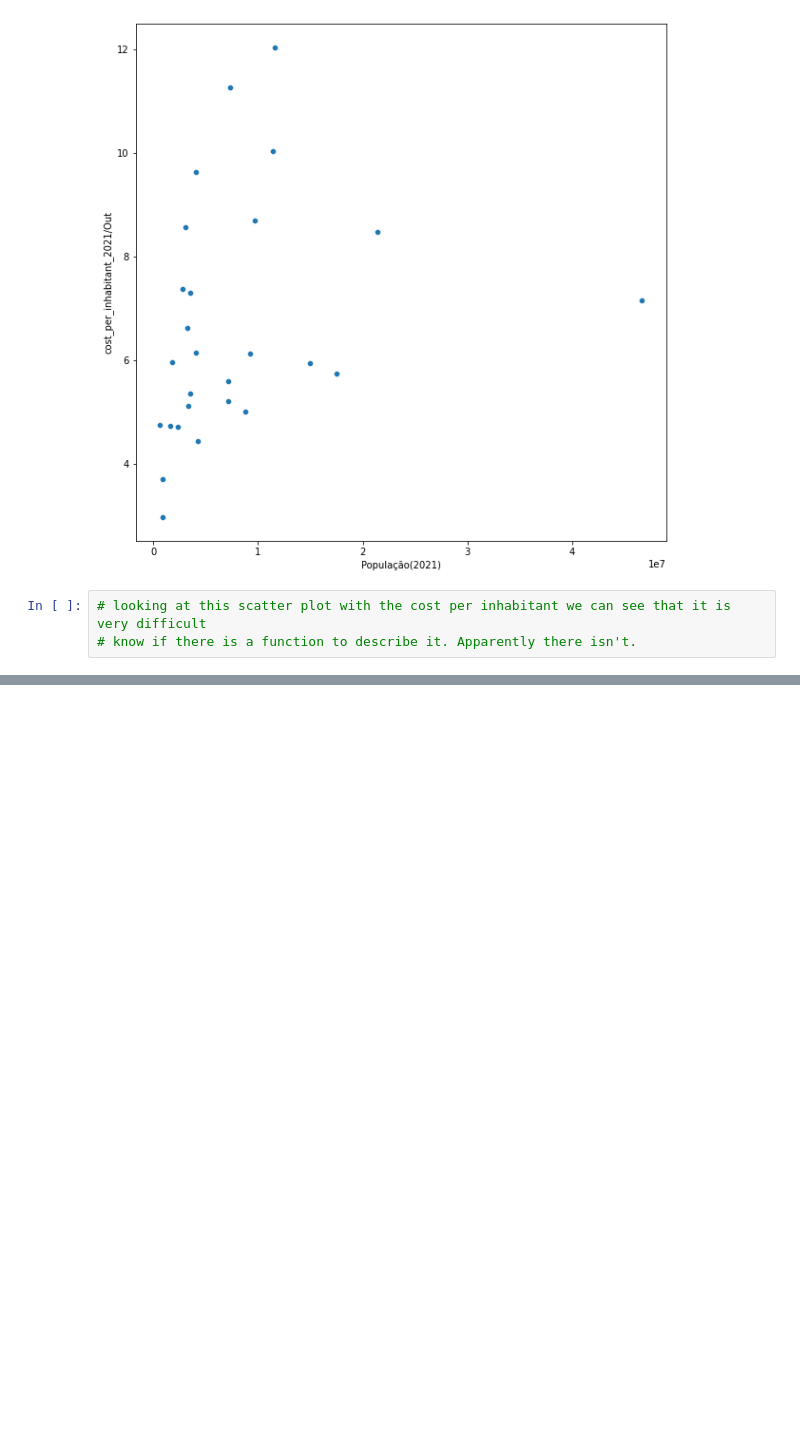
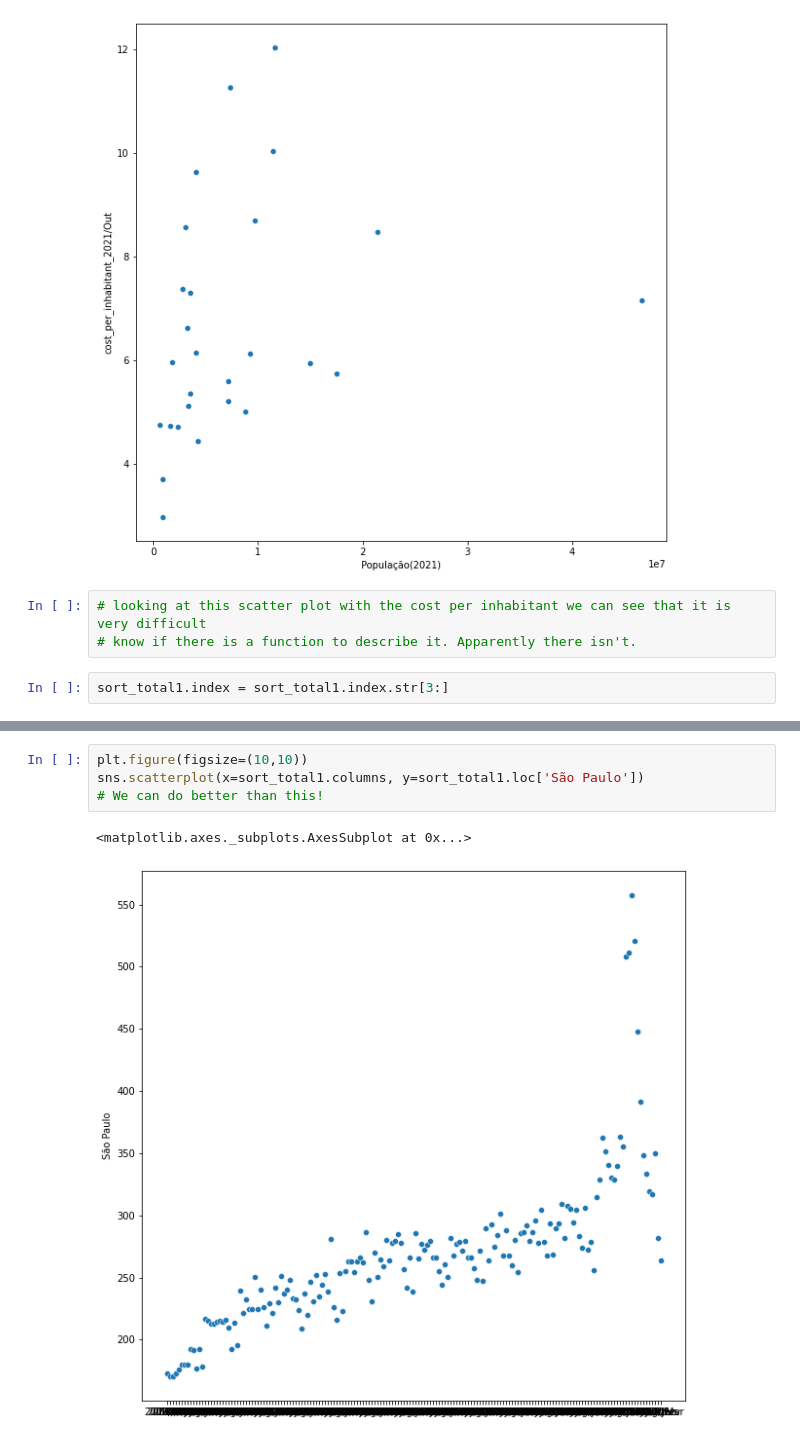
Before and after one commit to paulo-lins/EDA_datasus, a Jupyter notebook: EDA_tabnet.ipynb, the cells around one changed output, grey strips where cells are left out. Cells and saved outputs as stored; diff of their text form; blank space fills up the shorter version.

```diff
--- a/EDA_tabnet.ipynb
+++ b/EDA_tabnet.ipynb
@@ -1111,3 +1110,5 @@ sns.scatterplot(data=spending_and_recent_population, x='População(2021)', y='c
 # %%
 # looking at this scatter plot with the cost per inhabitant we can see that it is very difficult
 # know if there is a function to describe it. Apparently there isn't.
+# %%
+sort_total1.index = sort_total1.index.str[3:]
@@ -1113,0 +1126,7 @@ sns.scatterplot(data=spending_and_recent_population, x='População(2021)', y='c
+# %%
+plt.figure(figsize=(10,10))
+sns.scatterplot(x=sort_total1.columns, y=sort_total1.loc['São Paulo'])
+# We can do better than this!
+# %% [output]
+<matplotlib.axes._subplots.AxesSubplot at 0x...>
+[figure, added]
```
Also changed, not shown: parts of 17 cells of this notebook.
